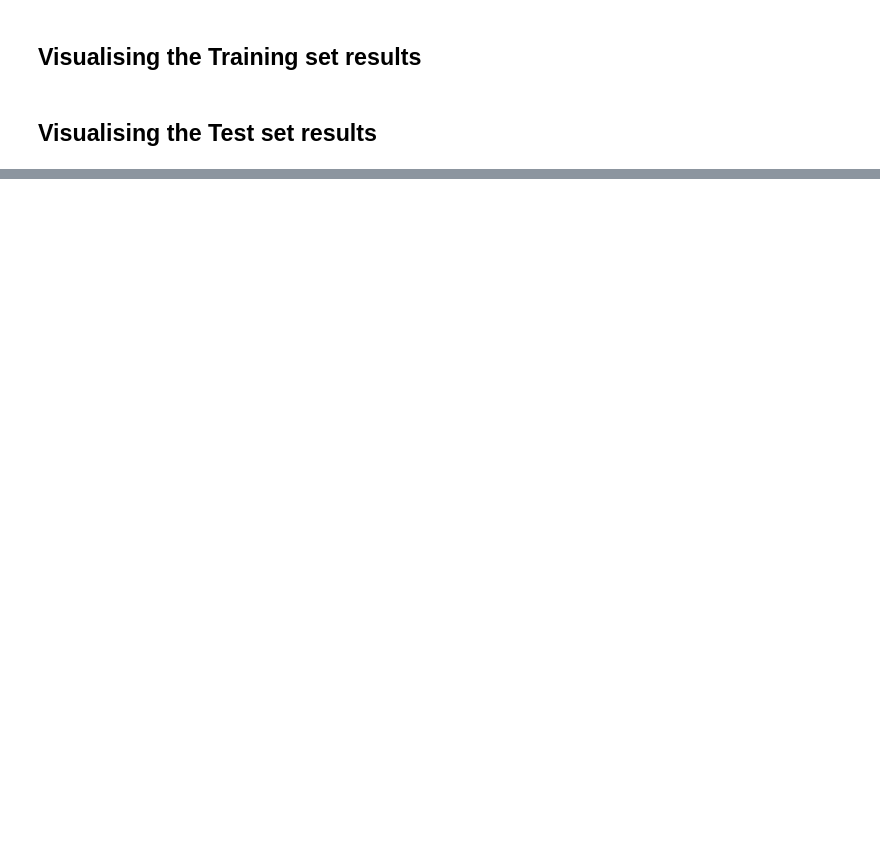
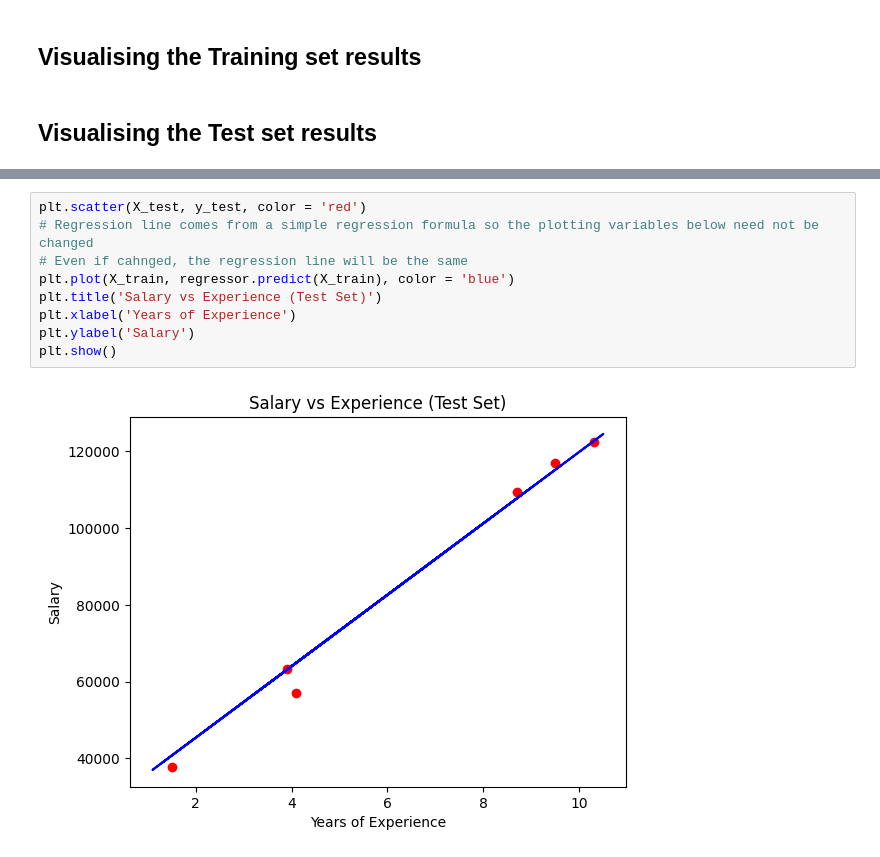
Before and after one commit to ThatNinjaGuy/Machine-learning-A-Z-Course, a Jupyter notebook: ch2_simple_linear_regression.ipynb, the cells around one changed output, grey strips where cells are left out. Saved outputs shown, nothing was run; the diff lists cells and outputs as text; blank space fills up the shorter version.

```diff
--- a/ch2_simple_linear_regression.ipynb
+++ b/ch2_simple_linear_regression.ipynb
@@ -68,0 +95,11 @@ print(y_test)
+# %%
+plt.scatter(X_test, y_test, color = 'red')
+# Regression line comes from a simple regression formula so the plotting variables below need not be changed
+# Even if cahnged, the regression line will be the same
+plt.plot(X_train, regressor.predict(X_train), color = 'blue')
+plt.title('Salary vs Experience (Test Set)')
+plt.xlabel('Years of Experience')
+plt.ylabel('Salary')
+plt.show()
+# %% [output]
+[figure, added]
```
Also changed, not shown: parts of 5 cells of this notebook.
